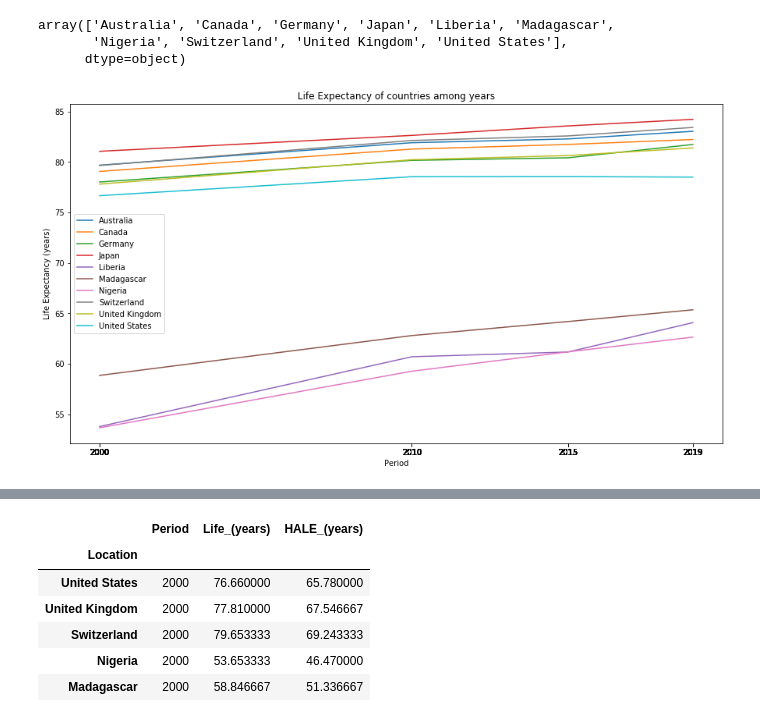
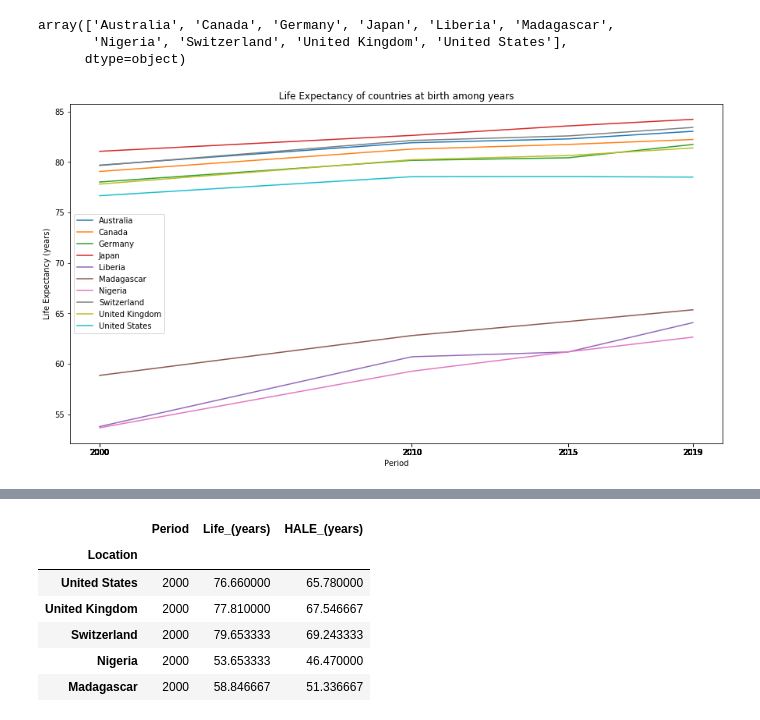
Before and after one commit to elstan-tmk/Life_expectancy_project, a Jupyter notebook: project_1_final.ipynb, the cells around one changed output, grey strips where cells are left out. Saved outputs shown, nothing was run; the diff lists cells and outputs as text; code cells hidden in the pictures.

```diff
--- a/project_1_final.ipynb
+++ b/project_1_final.ipynb
@@ -49,23 +47,23 @@ array(['Australia', 'Canada', 'Germany', 'Japan', 'Liberia', 'Madagascar',
 # %%
 #  Life Expectancy of countries among years
 
 plt.figure(figsize = (15, 8))
 
 for country in countries:
     df = filtered_countries_df[filtered_countries_df["Location"]==country][["Location","Period","Life_(years)"]].groupby("Period").mean()
 
     plt.plot(df.index, df["Life_(years)"], label = country)
 
 plt.xticks(ticks=filtered_countries_df.Period.values)
 plt.xlabel("Period")
 plt.ylabel("Life Expectancy (years)")
-plt.title("Life Expectancy of countries among years")
+plt.title("Life Expectancy of countries at birth among years")
 plt.legend()
 plt.savefig("My Project Images/ Life Expectancy among years.png",bbox_inches ="tight")
 
 plt.show()
 # %% [output]
-[figure, old version]
+[figure, new version]
 # %%
 # Healthy HALE Life Expectancy of countries among years
 
```
Also changed, not shown: parts of 9 cells of this notebook, 5 other files.
